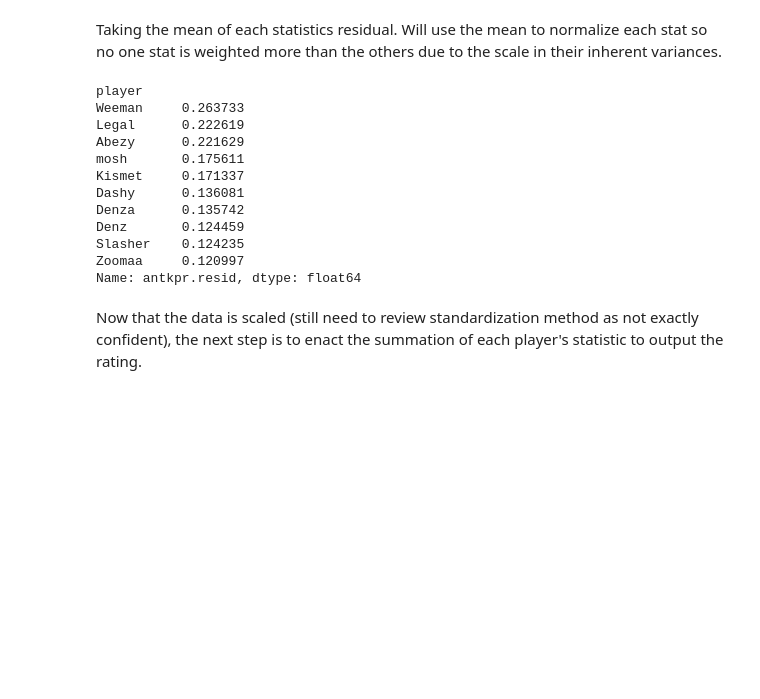
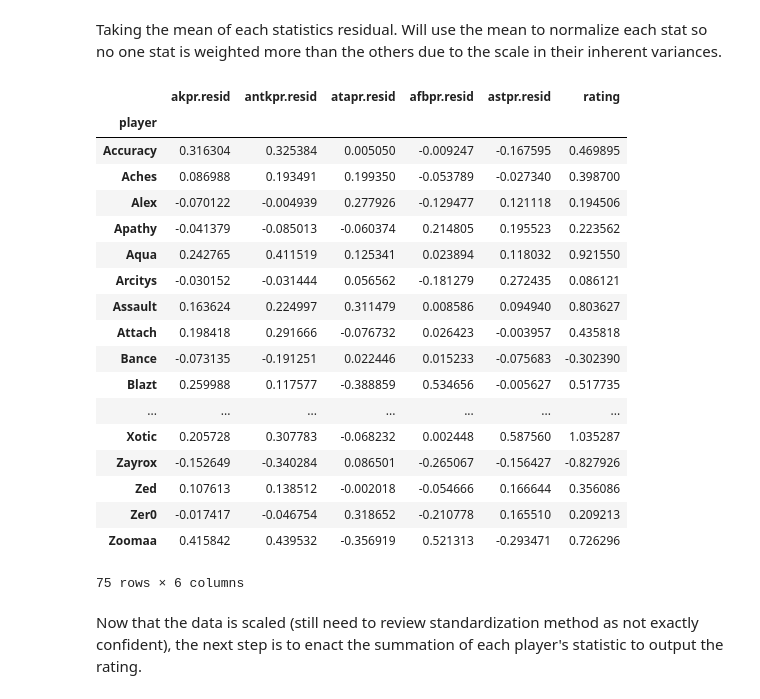
Before and after one commit to damansc/snd_rating_model, a Jupyter notebook: Player_Rating_Calcs.ipynb, the cells around one changed output. Saved outputs shown, nothing was run; the diff lists cells and outputs as text; code cells hidden in the pictures; blank space fills up the shorter version.

```diff
--- a/Player_Rating_Calcs.ipynb
+++ b/Player_Rating_Calcs.ipynb
@@ -69,7 +71,7 @@ resid_list = resid_list + [antkpr['antkpr.resid']]
 Calculating the average shots per round stat and each players residual value:
 # %%
 aspr = p_df_filt.groupby('player')['shots', 'snd rounds'].sum()
-aspr = aspr[aspr['snd rounds'] > 25]
+aspr = aspr[aspr['snd rounds'] > threshold_knob]
 aspr['aspr'] = aspr['shots']/aspr['snd rounds']
 aspr_mu = aspr['aspr'].mean()
 aspr['aspr.resid']= aspr['aspr']-aspr_mu
@@ -113,24 +115,30 @@ resid_list = resid_list + [astpr['astpr.resid']]
 Taking the mean of each statistics residual. Will use the mean to normalize each stat so no one stat is weighted more than the others due to the scale in their inherent variances.
 # %%
 resids = pd.concat(resid_list, axis=1)
-test = resids.drop(columns = 'akpr.resid')
-test
+test = resids.drop(columns = 'aspr.resid')
 
 scaled = test.apply(lambda x: (x - np.mean(x)) / (np.max(x) - np.min(x)))
-test
-test['antkpr.resid'].nlargest(10)
+
+scaled['rating'] = scaled.sum(axis=1)
 # %% [output]
+|  | akpr.resid | antkpr.resid | atapr.resid | afbpr.resid | astpr.resid | rating |
+| player |  |  |  |  |  |  |
+| Accuracy | 0.316304 | 0.325384 | 0.005050 | -0.009247 | -0.167595 | 0.469895 |
+| Aches | 0.086988 | 0.193491 | 0.199350 | -0.053789 | -0.027340 | 0.398700 |
+| Alex | -0.070122 | -0.004939 | 0.277926 | -0.129477 | 0.121118 | 0.194506 |
+| Apathy | -0.041379 | -0.085013 | -0.060374 | 0.214805 | 0.195523 | 0.223562 |
+| Aqua | 0.242765 | 0.411519 | 0.125341 | 0.023894 | 0.118032 | 0.921550 |
+| Arcitys | -0.030152 | -0.031444 | 0.056562 | -0.181279 | 0.272435 | 0.086121 |
+| Assault | 0.163624 | 0.224997 | 0.311479 | 0.008586 | 0.094940 | 0.803627 |
+| Attach | 0.198418 | 0.291666 | -0.076732 | 0.026423 | -0.003957 | 0.435818 |
+| Bance | -0.073135 | -0.191251 | 0.022446 | 0.015233 | -0.075683 | -0.302390 |
+| Blazt | 0.259988 | 0.117577 | -0.388859 | 0.534656 | -0.005627 | 0.517735 |
+| ... | ... | ... | ... | ... | ... | ... |
+| Xotic | 0.205728 | 0.307783 | -0.068232 | 0.002448 | 0.587560 | 1.035287 |
+| Zayrox | -0.152649 | -0.340284 | 0.086501 | -0.265067 | -0.156427 | -0.827926 |
+| Zed | 0.107613 | 0.138512 | -0.002018 | -0.054666 | 0.166644 | 0.356086 |
+| Zer0 | -0.017417 | -0.046754 | 0.318652 | -0.210778 | 0.165510 | 0.209213 |
+| Zoomaa | 0.415842 | 0.439532 | -0.356919 | 0.521313 | -0.293471 | 0.726296 |
-player
-Weeman     0.263733
-Legal      0.222619
-Abezy      0.221629
-mosh       0.175611
-Kismet     0.171337
-Dashy      0.136081
-Denza      0.135742
-Denz       0.124459
-Slasher    0.124235
-Zoomaa     0.120997
-Name: antkpr.resid, dtype: float64
+75 rows × 6 columns
 # %% [markdown]
 Now that the data is scaled (still need to review standardization method as not exactly confident), the next step is to enact the summation of each player's statistic to output the rating.
```
Also changed, not shown: parts of 8 cells of this notebook.
